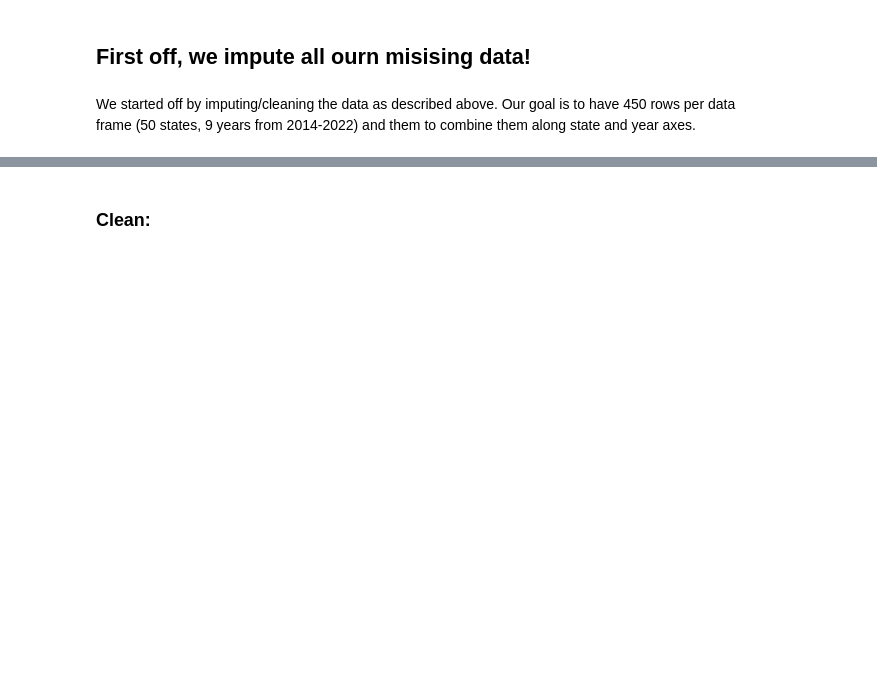
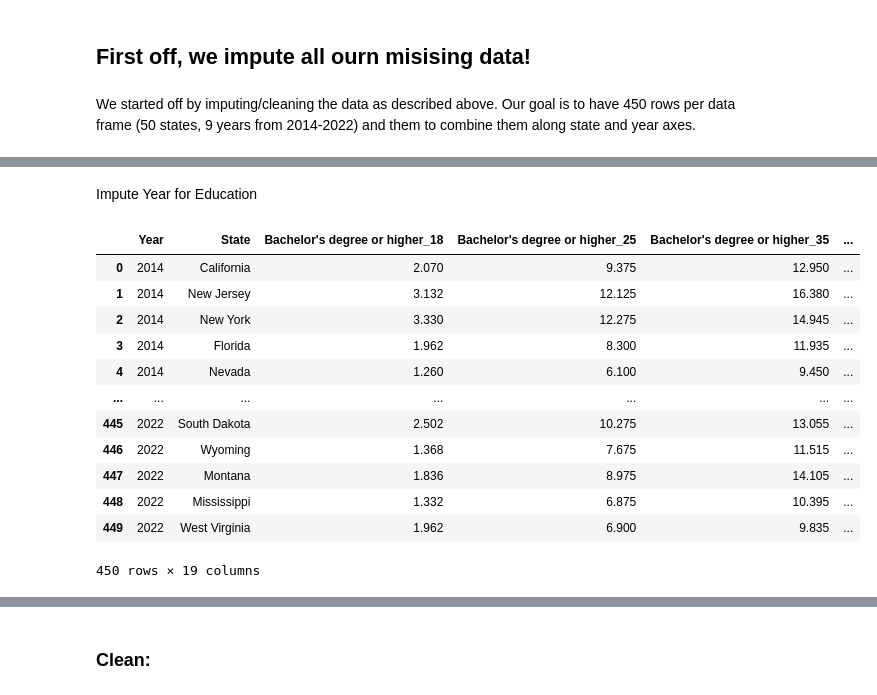
Before and after one commit to ppich1169/fertilityProjectCs109, a Jupyter notebook: fertility_notebook.ipynb, the cells around one changed output, grey strips where cells are left out. Drawn from its saved outputs; the diff is of its cells as text; code cells hidden in the pictures; blank space fills up the shorter version.

```diff
--- a/fertility_notebook.ipynb
+++ b/fertility_notebook.ipynb
@@ -768,3 +661,80 @@ education_complete
+# %% [markdown]
+Impute Year for Education
+# %%
+# Transpore DF
+education_df['combined_label'] = education_df['Label'] + "_" + education_df['Population'].astype(str)
+education_df['year'] = education_df['Year']
+education_df['state'] = education_df['State']
+education_pivoted = education_df.pivot_table(
+    index=["year", "state"],
+    columns="combined_label",
+    values="Female Estimate",
+    aggfunc='first' # Assumes each (year, state, combined_label) combination is unique
+)
+education_pivoted.columns = education_pivoted.columns
+education_pivoted.reset_index(inplace=True)
+education_pivoted
+
+# Create a DataFrame with all year-state combinations
+years = list(range(2014, 2023))
+
+
+all_combinations = pd.DataFrame([(year, state) for year in years for state in states], columns=['year', 'state'])
+all_combinations['year'] = all_combinations['year'].astype(int)
+education_pivoted['year'] = education_pivoted['year'].astype(int)
+education_state_year = all_combinations.merge(education_pivoted, on=['year', 'state'], how='left')
+
+# Identify columns to impute
+columns_to_impute = [col for col in education_state_year.columns if col not in ['year', 'state']]
+
+# Define imputation function
+def impute_column(df, column):
+    for i, row in df.iterrows():
+        if pd.isnull(row[column]):
+            state, year = row['state'], row['year']
+
+            # Get values
+            prev_years = df[(df['state'] == state) & (df['year'] < year)][['year', column]].dropna().sort_values('year', ascending=False)
+            next_years = df[(df['state'] == state) & (df['year'] > year)][['year', column]].dropna().sort_values('year', ascending=True)
+
+            # Use closest available value
+            prev_value = prev_years[column].values[0] if not prev_years.empty else None
+            next_value = next_years[column].values[0] if not next_years.empty else None
+
+            # Impute
+            if prev_value is not None and next_value is not None:
+                df.at[i, column] = (prev_value + next_value) / 2
+            elif prev_value is not None:
+                df.at[i, column] = prev_value
+            elif next_value is not None:
+                df.at[i, column] = next_value
+
+# Apply imputation
+for column in columns_to_impute:
+    impute_column(education_state_year, column)
+
+
+# Reset index
+education_state_year.dropna(inplace=True)
+education_state_year.reset_index(drop=True, inplace=True)
+education_state_year = education_state_year.rename(columns={'year': 'Year', 'state': 'State'})
+
+
+education_state_year
+# %% [output]
+|  | Year | State | Bachelor's degree or higher_18 | Bachelor's degree or higher_25 | Bachelor's degree or higher_35 | ... |
+| 0 | 2014 | California | 2.070 | 9.375 | 12.950 | ... |
+| 1 | 2014 | New Jersey | 3.132 | 12.125 | 16.380 | ... |
+| 2 | 2014 | New York | 3.330 | 12.275 | 14.945 | ... |
+| 3 | 2014 | Florida | 1.962 | 8.300 | 11.935 | ... |
+| 4 | 2014 | Nevada | 1.260 | 6.100 | 9.450 | ... |
+| ... | ... | ... | ... | ... | ... | ... |
+| 445 | 2022 | South Dakota | 2.502 | 10.275 | 13.055 | ... |
+| 446 | 2022 | Wyoming | 1.368 | 7.675 | 11.515 | ... |
+| 447 | 2022 | Montana | 1.836 | 8.975 | 14.105 | ... |
+| 448 | 2022 | Mississippi | 1.332 | 6.875 | 10.395 | ... |
+| 449 | 2022 | West Virginia | 1.962 | 6.900 | 9.835 | ... |
+450 rows × 19 columns
 # %%
 # Rename columns
 SPM_df = SPM_df.rename(columns={
```
Also changed, not shown: parts of 29 cells of this notebook, 1 other file.
